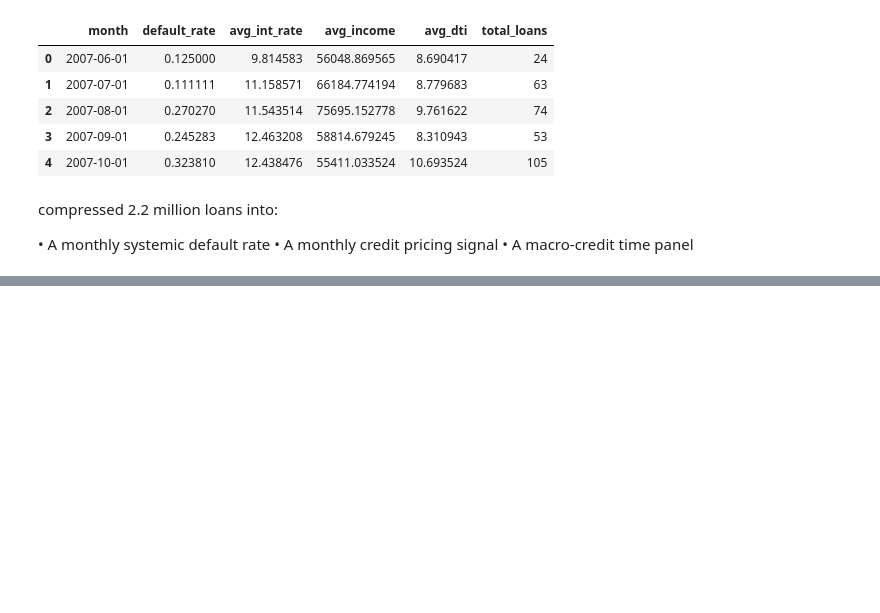
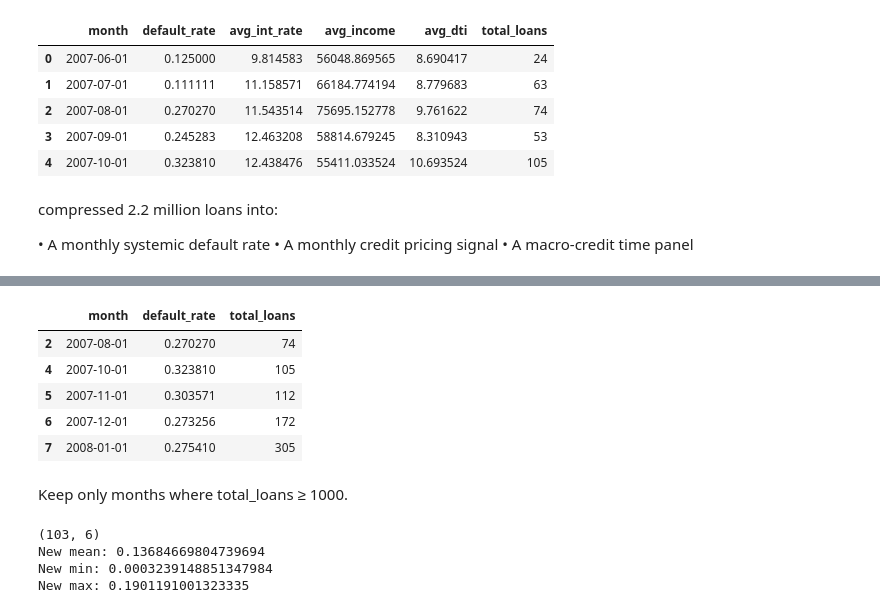
Before and after one commit to ankitc21/finance_causal_rl, a Jupyter notebook: notebooks/02_data_acquisition.ipynb, the cells around one changed output, grey strips where cells are left out. Drawn from its saved outputs; the diff is of its cells as text; code cells hidden in the pictures; blank space fills up the shorter version.

```diff
--- a/notebooks/02_data_acquisition.ipynb
+++ b/notebooks/02_data_acquisition.ipynb
@@ -247,0 +280,10 @@ compressed 2.2 million loans into:
+# %%
+default_status = [
+    "Charged Off",
+    "Does not meet the credit policy. Status:Charged Off",
+    "Default"
+]
+
+df["default_flag"] = df["loan_status"].isin(default_status).astype(int)
+
+print("New average default rate:", df["default_flag"].mean())
@@ -247,0 +344,23 @@ compressed 2.2 million loans into:
+# %%
+monthly_data[monthly_data["default_rate"] > 0.25][["month", "default_rate", "total_loans"]]
+# %% [output]
+|  | month | default_rate | total_loans |
+| 2 | 2007-08-01 | 0.270270 | 74 |
+| 4 | 2007-10-01 | 0.323810 | 105 |
+| 5 | 2007-11-01 | 0.303571 | 112 |
+| 6 | 2007-12-01 | 0.273256 | 172 |
+| 7 | 2008-01-01 | 0.275410 | 305 |
+# %% [markdown]
+Keep only months where total_loans ≥ 1000.
+# %%
+monthly_data_filtered = monthly_data[monthly_data["total_loans"] >= 1000]
+
+print(monthly_data_filtered.shape)
+print("New mean:", monthly_data_filtered["default_rate"].mean())
+print("New min:", monthly_data_filtered["default_rate"].min())
+print("New max:", monthly_data_filtered["default_rate"].max())
+# %% [output]
+(103, 6)
+New mean: 0.13684669804739694
+New min: 0.0003239148851347984
+New max: 0.1901191001323335
```
Also changed, not shown: parts of 14 cells of this notebook.
